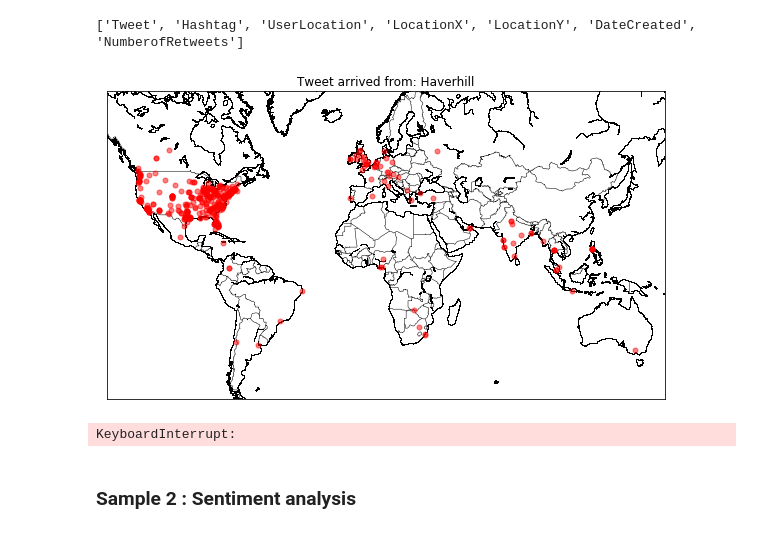
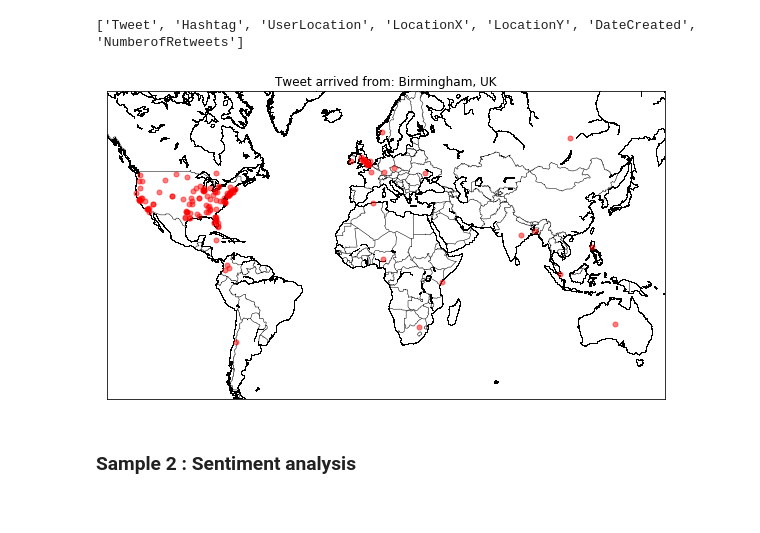
Before and after one commit to seethakris/ASPPsamples, a Jupyter notebook: TweetsOnAMap.ipynb, the cells around one changed output. Saved outputs shown, nothing was run; the diff lists cells and outputs as text; code cells hidden in the pictures.

Commit message:
Fix plots

```diff
--- a/TweetsOnAMap.ipynb
+++ b/TweetsOnAMap.ipynb
@@ -63,18 +63,20 @@ print(headerrows)
 # %% [output]
 ['Tweet', 'Hashtag', 'UserLocation', 'LocationX', 'LocationY', 'DateCreated', 'NumberofRetweets']
 # %%
-while True:
+import time
+closetime = time.time() + 60 #Run loop for 60 seconds
+
+while time.time()<closetime:
     figurehandle = plt.figure(figsize=(10, 10))
     plot_on_map(get_xy(get_twitter_data(filename)))  # Call generator function
 
     #Refresh the plot
     plt.draw()
     display.clear_output(wait=True)
     display.display(plt.gcf())
     plt.close()
 # %% [output]
-[figure, old version]
+[figure, new version]
-KeyboardInterrupt:
 # %% [markdown]
 ### Sample 2 : Sentiment analysis
 # %%
```
Also changed, not shown: parts of 4 cells of this notebook.
